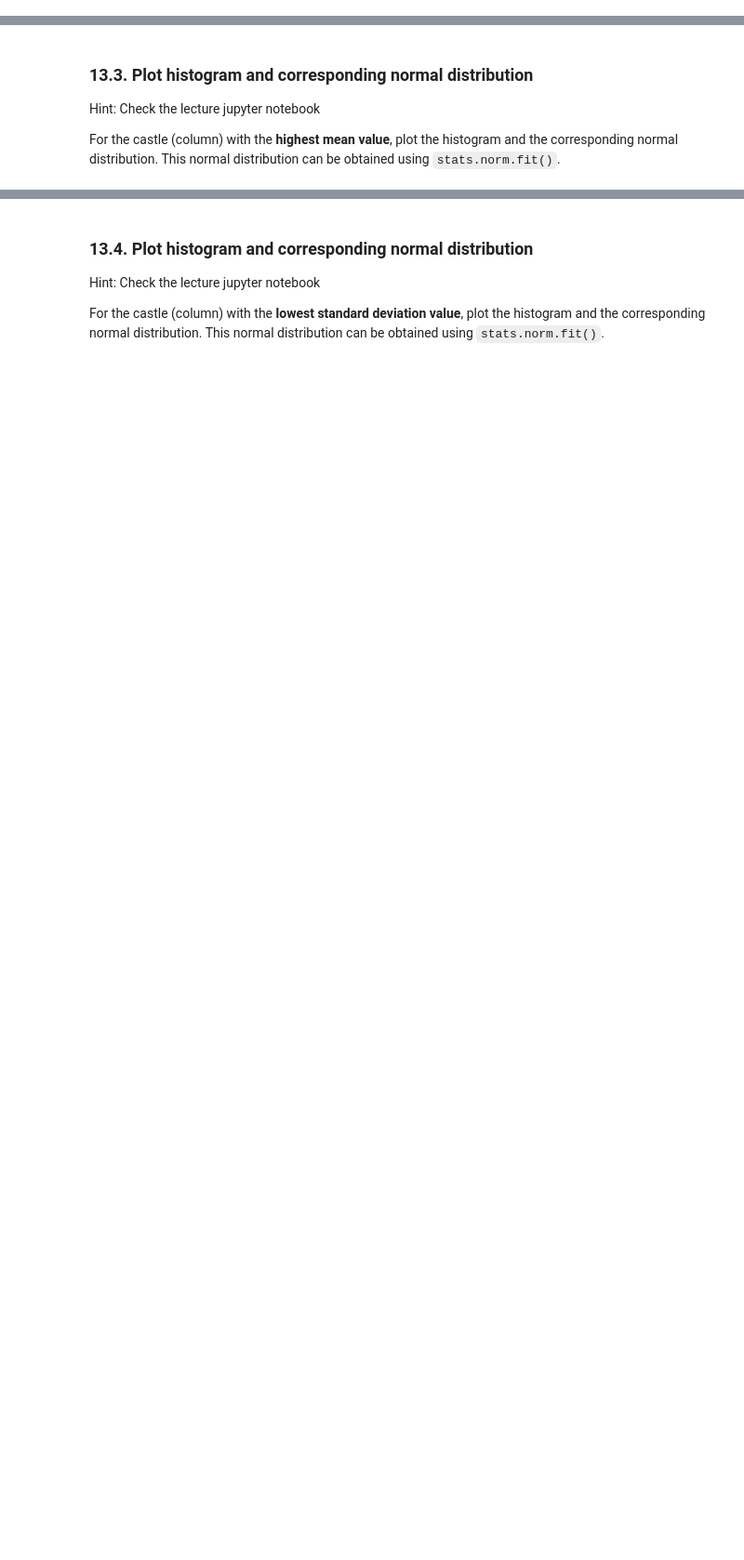
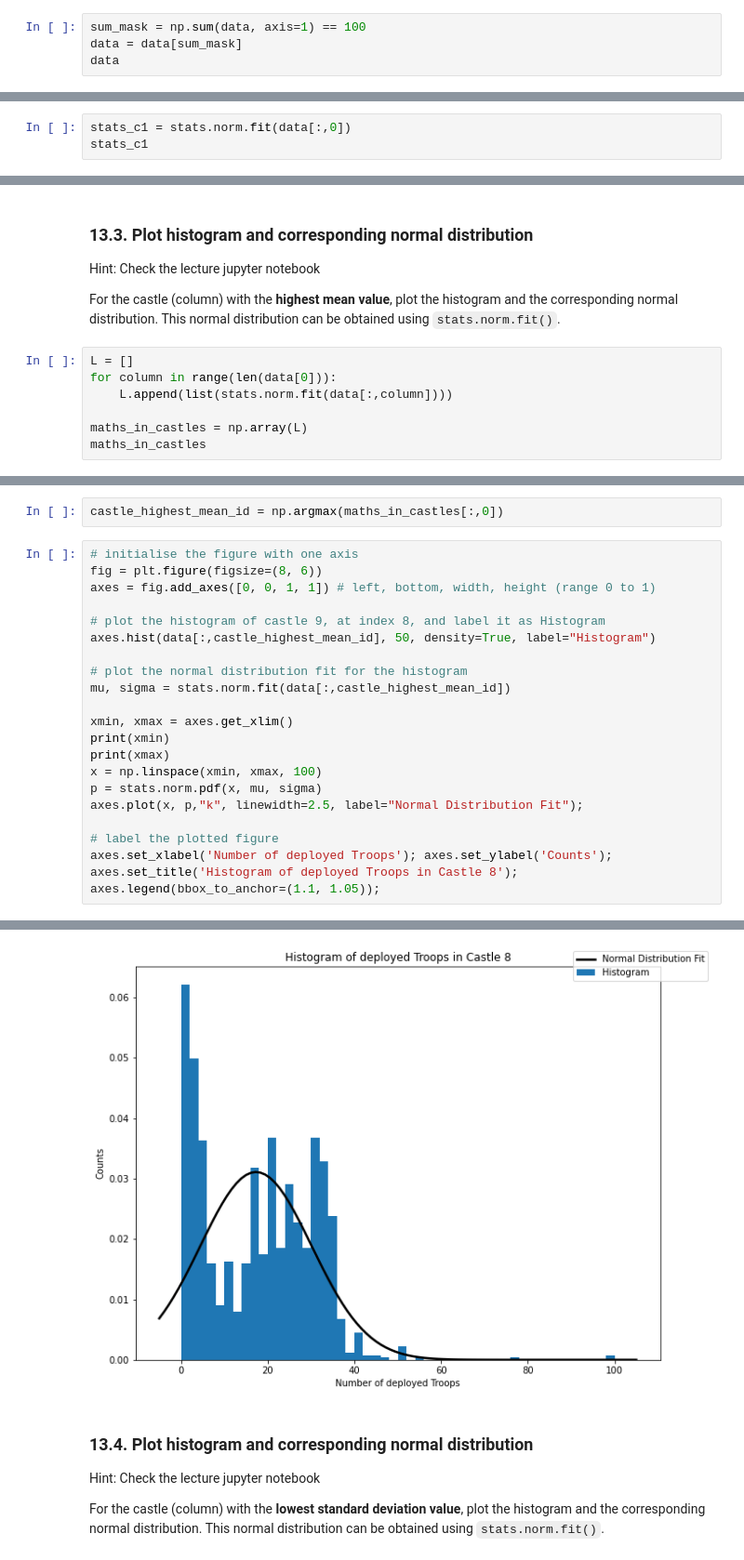
Before and after one commit to jonas-mika/itu, a Jupyter notebook: semester 1/exercises/14/Exercise 14-20201007/exercise14.ipynb, the cells around one changed output, grey strips where cells are left out. Shown at 93% size. Cells and saved outputs as stored; diff of their text form; blank space fills up the shorter version.

```diff
--- a/semester 1/exercises/14/Exercise 14-20201007/exercise14.ipynb
+++ b/semester 1/exercises/14/Exercise 14-20201007/exercise14.ipynb
@@ -67,3 +72,7 @@ Extract the rows where the sum over all the castles of the row is 100 and store
 ___
 
 Clean data array shape: `(1321,10)`
+# %%
+sum_mask = np.sum(data, axis=1) == 100
+data = data[sum_mask]
+data
@@ -75,3 +92,6 @@ For each castle, fit the distribution as a normal distribution (using `stats.nor
 ___
 
 For `Castle 1`, at column index 0, you should get mu `2.025` and sigma `3.875`.
+# %%
+stats_c1 = stats.norm.fit(data[:,0])
+stats_c1
@@ -80,3 +102,10 @@ For `Castle 1`, at column index 0, you should get mu `2.025` and sigma `3.875`.
 Hint: Check the lecture jupyter notebook
 
 For the castle (column) with the **highest mean value**, plot the histogram and the corresponding normal distribution. This normal distribution can be obtained using `stats.norm.fit()`.
+# %%
+L = []
+for column in range(len(data[0])):
+    L.append(list(stats.norm.fit(data[:,column])))
+
+maths_in_castles = np.array(L)
+maths_in_castles
@@ -82,0 +123,25 @@ For the castle (column) with the **highest mean value**, plot the histogram and
+# %%
+castle_highest_mean_id = np.argmax(maths_in_castles[:,0])
+# %%
+# initialise the figure with one axis
+fig = plt.figure(figsize=(8, 6))
+axes = fig.add_axes([0, 0, 1, 1]) # left, bottom, width, height (range 0 to 1)
+
+# plot the histogram of castle 9, at index 8, and label it as Histogram
+axes.hist(data[:,castle_highest_mean_id], 50, density=True, label="Histogram")
+
+# plot the normal distribution fit for the histogram
+mu, sigma = stats.norm.fit(data[:,castle_highest_mean_id])
+
+xmin, xmax = axes.get_xlim()
+print(xmin)
+print(xmax)
+x = np.linspace(xmin, xmax, 100)
+p = stats.norm.pdf(x, mu, sigma)
+axes.plot(x, p,"k", linewidth=2.5, label="Normal Distribution Fit");
+
+# label the plotted figure
+axes.set_xlabel('Number of deployed Troops'); axes.set_ylabel('Counts');
+axes.set_title('Histogram of deployed Troops in Castle 8');
+axes.legend(bbox_to_anchor=(1.1, 1.05));
+# %% [output]
@@ -83,3 +150,4 @@ For the castle (column) with the **highest mean value**, plot the histogram and
+[figure, added]
 # %% [markdown]
 ### 13.4. Plot histogram and corresponding normal distribution
 Hint: Check the lecture jupyter notebook
```
Also changed, not shown: parts of 8 cells of this notebook, 6 other files.
